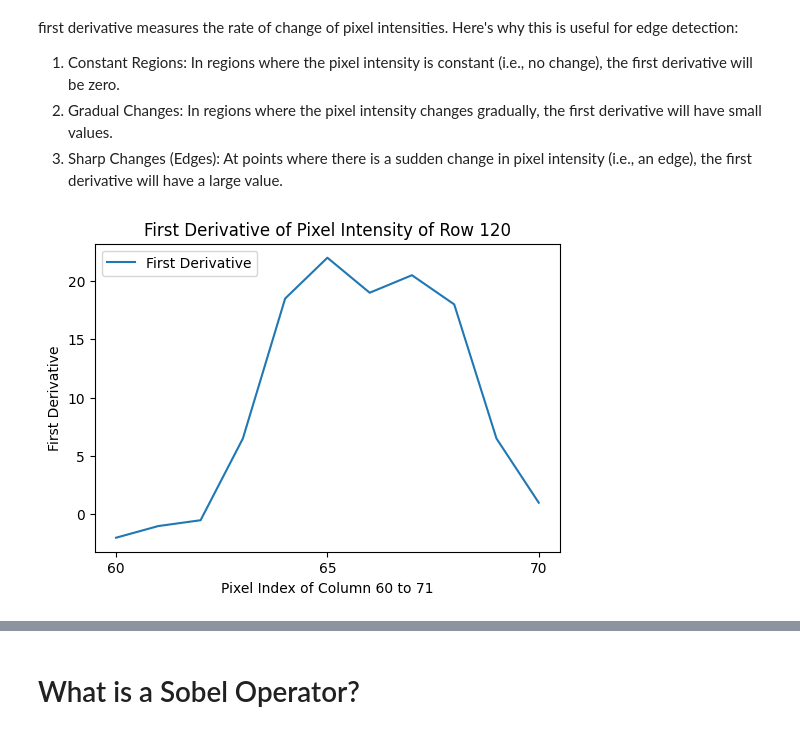
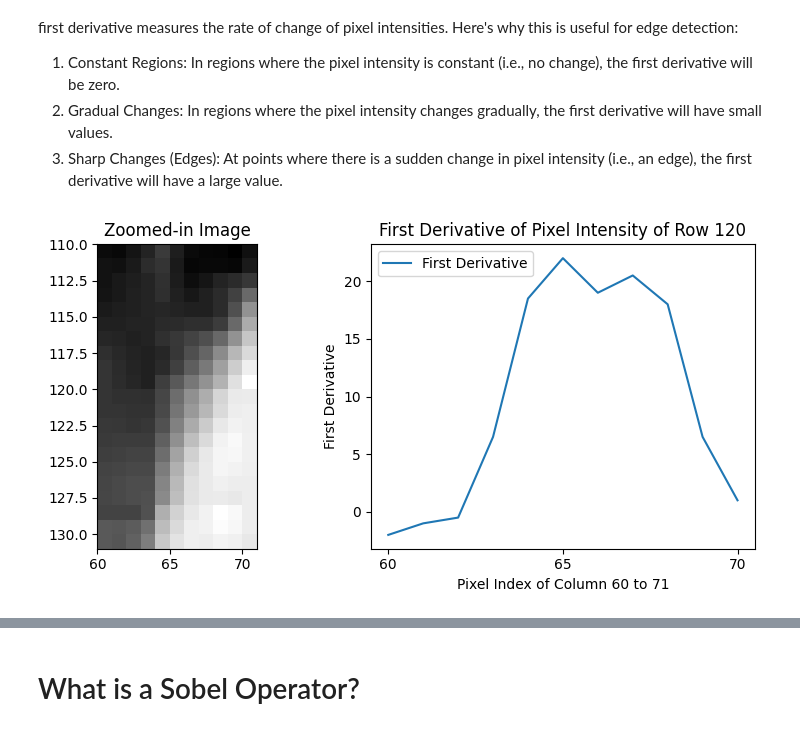
Before and after one commit to jasonrichdarmawan/npu-Python-Programming-Fundamentals-and-Abaqus-Scripting-report, a Jupyter notebook: 01 manual.ipynb, the cells around one changed output, grey strips where cells are left out. Drawn from its saved outputs; the diff is of its cells as text; code cells hidden in the pictures.

```diff
--- a/01 manual.ipynb
+++ b/01 manual.ipynb
@@ -85,18 +85,25 @@ The first derivative of a function measures the rate of change of that function.
 # %%
 # Compute the first derivative of the pixel intensity
 first_derivative = np.gradient(pixel_intensity)
 
+fig, axes = plt.subplots(1, 2, figsize=(8, 4))
+
+# Display the zoomed-in image
+axes[0].imshow(zoomed_img, cmap='gray', extent=(col_start, col_end, zoom_row_end, zoom_row_start))
+axes[0].set_title('Zoomed-in Image')
+
 # Plot the first derivative
-fig, ax = plt.subplots(figsize=(6, 4))
-ax.plot(first_derivative, label='First Derivative')
-ax.set_title(f'First Derivative of Pixel Intensity of Row {row_index}')
+axes[1].plot(first_derivative, label='First Derivative')
+axes[1].set_title(f'First Derivative of Pixel Intensity of Row {row_index}')
 # Set custom x-axis labels
 xticks = range(0, len(pixel_intensity), 5)
-ax.set_xticks(xticks)
-ax.set_xticklabels(range(col_start, col_end, 5))
-ax.set_xlabel(f'Pixel Index of Column {col_start} to {col_end}')
-ax.set_ylabel('First Derivative')
-ax.legend()
+axes[1].set_xticks(xticks)
+axes[1].set_xticklabels(range(col_start, col_end, 5))
+axes[1].set_xlabel(f'Pixel Index of Column {col_start} to {col_end}')
+axes[1].set_ylabel('First Derivative')
+axes[1].legend()
+
+plt.tight_layout()
 plt.show()
 # %% [output]
-[figure, old version]
+[figure, new version]
```
Also changed, not shown: parts of 4 cells of this notebook, 1 other file.
